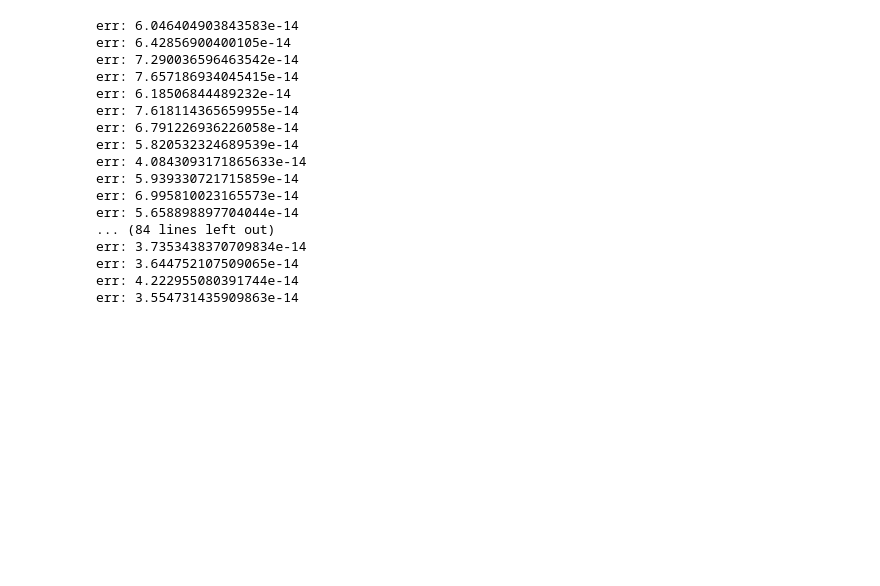
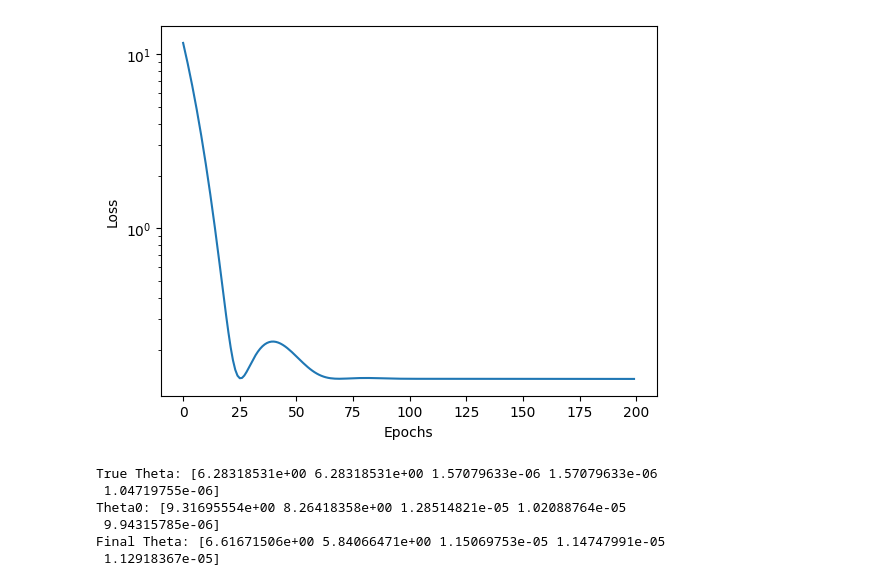
Before and after one commit to ryanchaiyakul/hodel, a Jupyter notebook: 3d_triplet.ipynb, the cells around one changed output. Drawn from its saved outputs; the diff is of its cells as text; code cells hidden in the pictures; blank space fills up the shorter version.

```diff
--- a/3d_triplet.ipynb
+++ b/3d_triplet.ipynb
@@ -129,24 +153,6 @@ sim = hodel.HODEL(
 # %%
 lambdas = jnp.linspace(0, 1.0, 100)
-xf_star = sim.sim(lambdas, xf0, None, aux, state, nsteps=10)
-xb_star = jax.vmap(fixed_0, (0, None))(lambdas, aux)
-qs = jax.vmap(get_q, (0, 0, None))(xf_star, xb_star, aux)
+xf_stars = truth_sim.solve(lambdas, xf0, None, aux, state, nsteps=10)
+xb_stars = jax.vmap(fixed_0, (0, None))(lambdas, aux)
+qs = jax.vmap(get_q, (0, 0, None))(xf_stars, xb_stars, aux)
 dismech.animate(lambdas, qs, top)
-# %% [output]
-err: 6.046404903843583e-14
-err: 6.42856900400105e-14
-err: 7.290036596463542e-14
-err: 7.657186934045415e-14
-err: 6.18506844489232e-14
-err: 7.618114365659955e-14
-err: 6.791226936226058e-14
-err: 5.820532324689539e-14
-err: 4.0843093171865633e-14
-err: 5.939330721715859e-14
-err: 6.995810023165573e-14
-err: 5.658898897704044e-14
-... (84 lines left out)
-err: 3.7353438370709834e-14
-err: 3.644752107509065e-14
-err: 4.222955080391744e-14
-err: 3.554731435909863e-14
@@ -152,0 +166,40 @@ err: 3.554731435909863e-14
+# %%
+import optax
+import matplotlib.pyplot as plt
+
+lambdas = jnp.linspace(0, 1, 100)
+key = jax.random.PRNGKey(0)
+Theta0 = jax.random.uniform(key, [5])
+lr = 1e-2
+nepochs = 200
+
+
+final_Theta, L = sim.learn(
+    lambdas,
+    xf0,
+    xf_stars,
+    Theta0,
+    aux,
+    state,
+    # batch_size=2,
+    optim=optax.adam(lr),
+    nepochs=nepochs,
+)
+
+plt.plot(L)
+plt.yscale("log")
+plt.xlabel("Epochs")
+plt.ylabel("Loss")
+plt.show()
+
+print("True Theta:", theta)
+print("Theta0:", jnp.diag(triplets.get_K(jnp.array([]), Theta0)))
+print("Final Theta:", jnp.diag(triplets.get_K(jnp.array([]), final_Theta)))
+# %% [output]
+[figure, added]
+True Theta: [6.28318531e+00 6.28318531e+00 1.57079633e-06 1.57079633e-06
+ 1.04719755e-06]
+Theta0: [9.31695554e+00 8.26418358e+00 1.28514821e-05 1.02088764e-05
+ 9.94315785e-06]
+Final Theta: [6.61671506e+00 5.84066471e+00 1.15069753e-05 1.14747991e-05
+ 1.12918367e-05]
```
Also changed, not shown: parts of 4 cells of this notebook, 17 other files.
